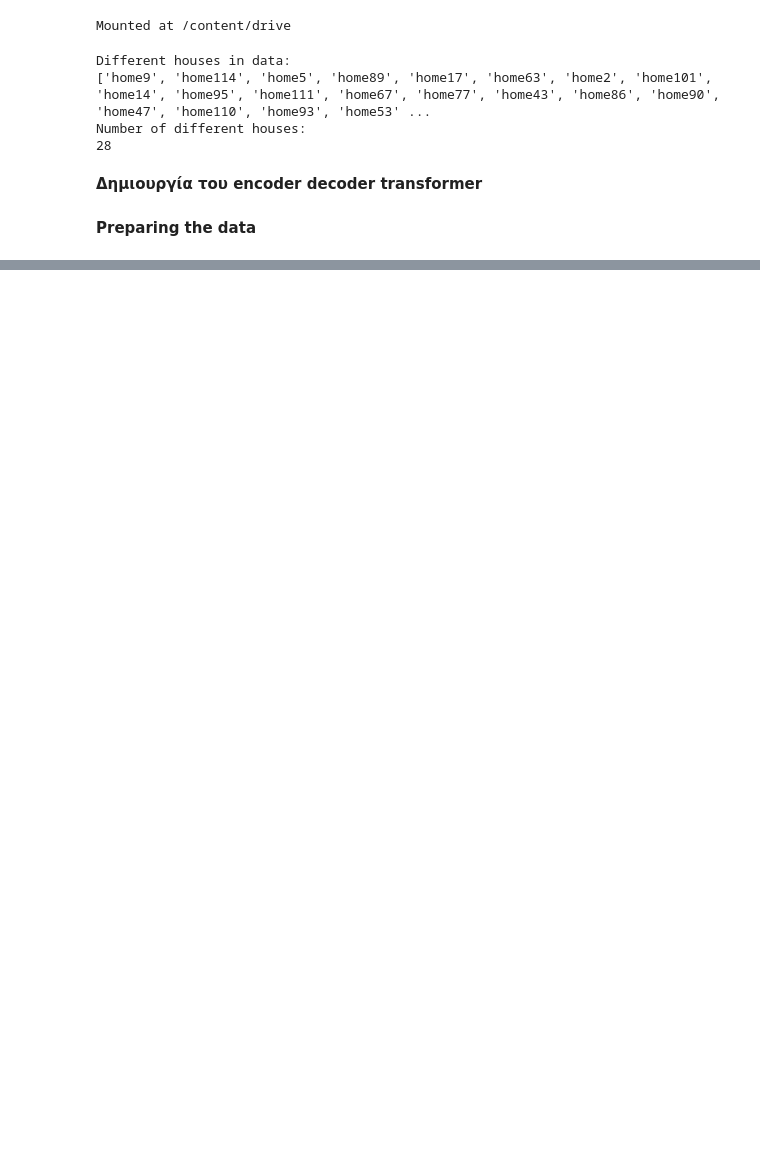
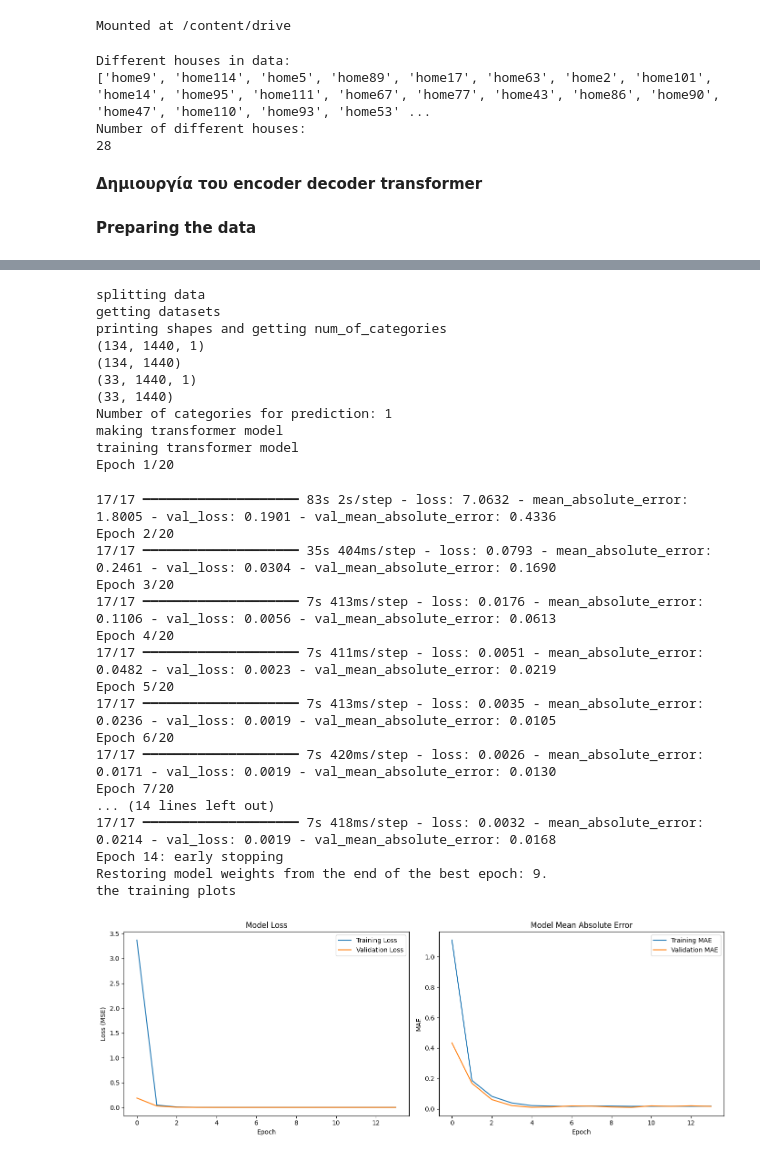
Before and after one commit to GeorgiosKalaras/boilers, a Jupyter notebook: code/processing_data.ipynb, the cells around one changed output, grey strips where cells are left out. Saved outputs shown, nothing was run; the diff lists cells and outputs as text; code cells hidden in the pictures; blank space fills up the shorter version.

```diff
--- a/code/processing_data.ipynb
+++ b/code/processing_data.ipynb
@@ -345,9 +332,9 @@ def input_target_split (data, input_categories, num_of_houses):
 
     return input_data, target_data
 # %%
-def get_split_data(train_data, val_data, test_data, input_categories, num_of_houses):
-    input_train, target_train = input_target_split(train_data, input_categories, num_of_houses)
-    input_val, target_val = input_target_split(val_data, input_categories, num_of_houses)
-    input_test, target_test = input_target_split(test_data, input_categories, num_of_houses)
-    return input_train, target_train, input_val, target_val, input_test, target_test
+def get_split_data(train_data, val_data, input_categories, selected_houses):
+    input_train, target_train = input_target_split(train_data, input_categories, selected_houses)
+    input_val, target_val = input_target_split(val_data, input_categories, selected_houses)
+    #input_test, target_test = input_target_split(test_data, input_categories, selected_houses)
+    return input_train, target_train, input_val, target_val
 # %%
@@ -372,11 +358,11 @@ def get_datasets(input_train, target_train, input_val, target_val, input_test, t
 # %%
-def print_shapes(input_train, target_train, input_val, target_val, input_test, target_test):
+def print_shapes(input_train, target_train, input_val, target_val):
     print(input_train.shape)
     print(target_train.shape)
     print(input_val.shape)
     print(target_val.shape)
-    print(input_test.shape)
-    print(target_test.shape)
+    #print(input_test.shape)
+    #print(target_test.shape)
     num_of_categories = input_train.shape[-1]
     print("Number of categories for prediction: "+str(num_of_categories))
     return num_of_categories
@@ -460,20 +599,35 @@ def save_transformer_model(model, history, input_categories, num_of_houses):
 # %%
 # do it all completely
-def transformer_model_complete(train_data, val_data, test_data, input_categories, num_of_houses):
+def transformer_model_complete(train_data, val_data, input_categories, num_of_houses):
     print("splitting data")
-    input_train, target_train, input_val, target_val, input_test, target_test = get_split_data(train_data, val_data, test_data, input_categories, num_of_houses)
+    selected_houses = houses[:num_of_houses]
+    input_train, target_train, input_val, target_val = get_split_data(train_data, val_data, input_categories, selected_houses)
     print("getting datasets")
-    train_dataset, val_dataset, test_dataset = get_datasets(input_train, target_train, input_val, target_val, input_test, target_test)
+    train_dataset, val_dataset = get_datasets(input_train, target_train, input_val, target_val)
     print("printing shapes and getting num_of_categories")
-    num_of_categories = print_shapes(input_train, target_train, input_val, target_val, input_test, target_test)
+    num_of_categories = print_shapes(input_train, target_train, input_val, target_val)
     print("making transformer model")
     model = make_transformer_model()
     print("training transformer model")
     model, history = train_transformer_model(model, train_dataset, val_dataset)
     print("the training plots")
     training_plots(history)
-    print("saving the model and the training history")
-    save_transformer_model(model, history, input_categories, num_of_houses)
+    #print("saving the model and the training history")
+    #save_transformer_model(model, history, input_categories, num_of_houses)
+    return model, history, input_categories, num_of_houses
+
+def doing_testing(model, input_categories, num_of_houses, test_values_per_house, test_dataset_per_house):
+    print("getting error metrics")
+    error_metrics_per_house = get_prediction_metrics_per_house(model, num_of_houses, test_values_per_house, test_dataset_per_house)
+    categories_used = '_'.join(input_categories)
+    houses_used = str(num_of_houses)
+    model_name = 'transformer_'+categories_used+"_houses_"+houses_used
+    new_house_df = get_metrics_dataframe(model_name, error_metrics_per_house, categories_used, num_of_houses)
+    print("updating the transformer error metrics")
+    transformer_error_metrics = update_transformer_error_metrics(new_house_df, model_name) # path for load/store is already given
+    print("the new transformer error metrics file:")
+    print(transformer_error_metrics.to_string(index=True))
+    print("--------------------")
     print("finished")
 # %%
 print(prediction_categories)
@@ -558,0 +699,32 @@ finished
+# %%
+model, history, input_categories, num_of_houses = transformer_model_complete(train_data, val_data, ['blr_mod_lvl'], 1)
+# %% [output]
+splitting data
+getting datasets
+printing shapes and getting num_of_categories
+(134, 1440, 1)
+(134, 1440)
+(33, 1440, 1)
+(33, 1440)
+Number of categories for prediction: 1
+making transformer model
+training transformer model
+Epoch 1/20
+17/17 ━━━━━━━━━━━━━━━━━━━━ 83s 2s/step - loss: 7.0632 - mean_absolute_error: 1.8005 - val_loss: 0.1901 - val_mean_absolute_error: 0.4336
+Epoch 2/20
+17/17 ━━━━━━━━━━━━━━━━━━━━ 35s 404ms/step - loss: 0.0793 - mean_absolute_error: 0.2461 - val_loss: 0.0304 - val_mean_absolute_error: 0.1690
+Epoch 3/20
+17/17 ━━━━━━━━━━━━━━━━━━━━ 7s 413ms/step - loss: 0.0176 - mean_absolute_error: 0.1106 - val_loss: 0.0056 - val_mean_absolute_error: 0.0613
+Epoch 4/20
+17/17 ━━━━━━━━━━━━━━━━━━━━ 7s 411ms/step - loss: 0.0051 - mean_absolute_error: 0.0482 - val_loss: 0.0023 - val_mean_absolute_error: 0.0219
+Epoch 5/20
+17/17 ━━━━━━━━━━━━━━━━━━━━ 7s 413ms/step - loss: 0.0035 - mean_absolute_error: 0.0236 - val_loss: 0.0019 - val_mean_absolute_error: 0.0105
+Epoch 6/20
+17/17 ━━━━━━━━━━━━━━━━━━━━ 7s 420ms/step - loss: 0.0026 - mean_absolute_error: 0.0171 - val_loss: 0.0019 - val_mean_absolute_error: 0.0130
+Epoch 7/20
+... (14 lines left out)
+17/17 ━━━━━━━━━━━━━━━━━━━━ 7s 418ms/step - loss: 0.0032 - mean_absolute_error: 0.0214 - val_loss: 0.0019 - val_mean_absolute_error: 0.0168
+Epoch 14: early stopping
+Restoring model weights from the end of the best epoch: 9.
+the training plots
+[figure, added]
```
Also changed, not shown: parts of 26 cells of this notebook, 2 other files.
